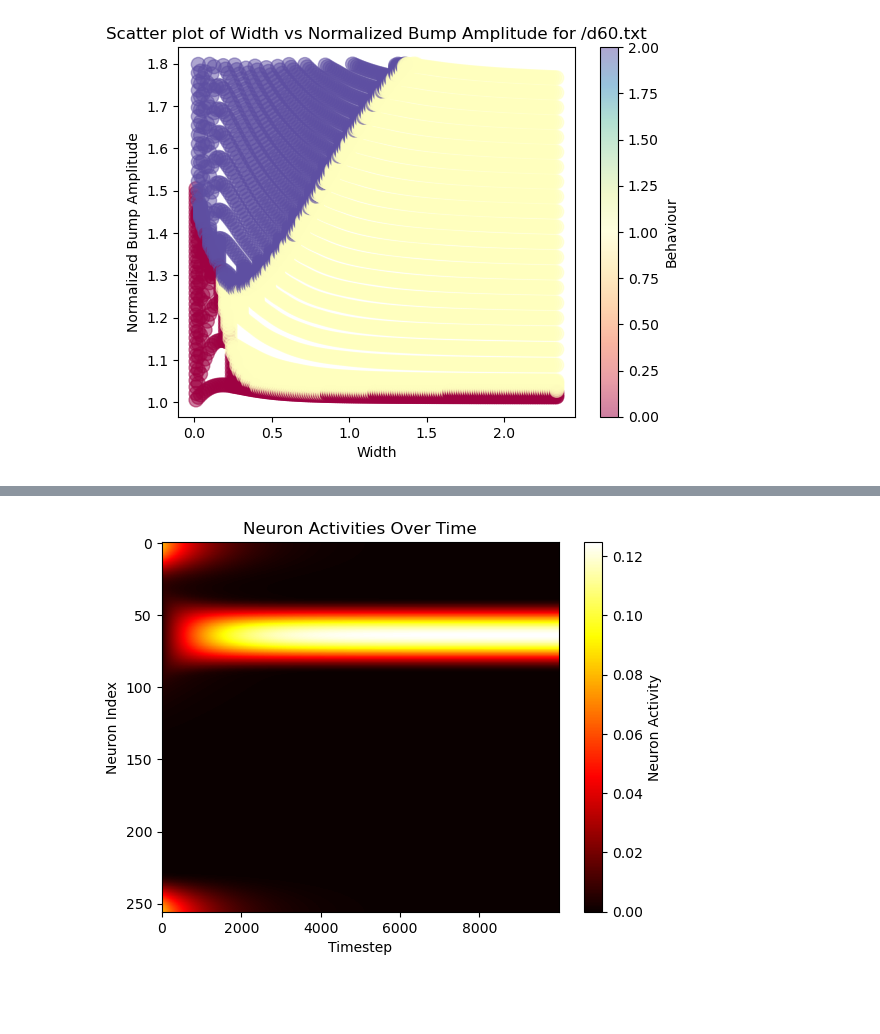
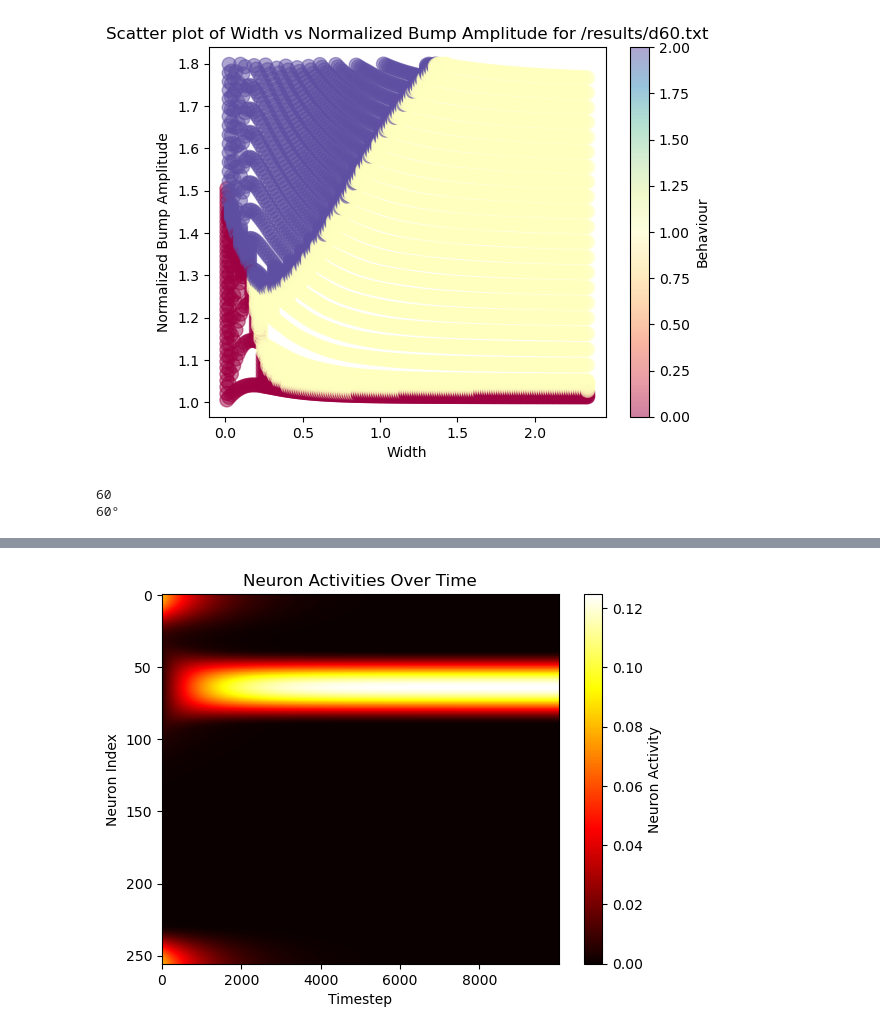
Before and after one commit to CEBangu/RingAttractor, a Jupyter notebook: ring_attractor/plotting.ipynb, the cells around one changed output, grey strips where cells are left out. Saved outputs shown, nothing was run; the diff lists cells and outputs as text; code cells hidden in the pictures; blank space fills up the shorter version.

Commit message:
plotting

```diff
--- a/ring_attractor/plotting.ipynb
+++ b/ring_attractor/plotting.ipynb
@@ -8,7 +8,7 @@ from scipy.interpolate import griddata
 
 #change to your directory
 dir = '/Users/ciprianbangu/Cogmaster/S3/Theoretical Neuroscience/presentation/RingAttractor/ring_attractor/build/src'
-file_name = '/d90.txt' #change to yours
+file_name = '/results/d60.txt' #change to yours
 header = ['ampliini', 'ampliaft', 'width', 'behaviour','amp'] #from their code
 df = pd.read_csv(dir + file_name, delimiter=' ', header=None, names=header)  # space seperated
 df['normalized_bump_amplitude'] = df.iloc[:, 1]/df.iloc[:, 0] # Im pretty sure this is the right thing to do here.
@@ -33,9 +49,20 @@ filtered_df[filtered_df['behaviour'] == 2]
 # %%
 plt.scatter(filtered_df['width'], filtered_df['normalized_bump_amplitude'], c=filtered_df['behaviour'], s=100, alpha=0.5, cmap='Spectral')
 plt.colorbar(label='Behaviour')
 plt.xlabel('Width')
 plt.ylabel('Normalized Bump Amplitude')
 plt.title(f'Scatter plot of Width vs Normalized Bump Amplitude for {file_name}')
+plt.plot(0.391257, 1.294901, c='red')
 plt.show()
 # %% [output]
-[figure, old version]
+[figure, new version]
+# %%
+deltas[0]
+numbers = [int(s) for s in deltas[0] if s.isdigit()]
+number_str = ''.join(map(str, numbers))
+print(number_str)
+
+print(f"{number_str}{degree_symbol}")
+# %% [output]
+60
+60°
```
Also changed, not shown: parts of 6 cells of this notebook, 1 other file.
